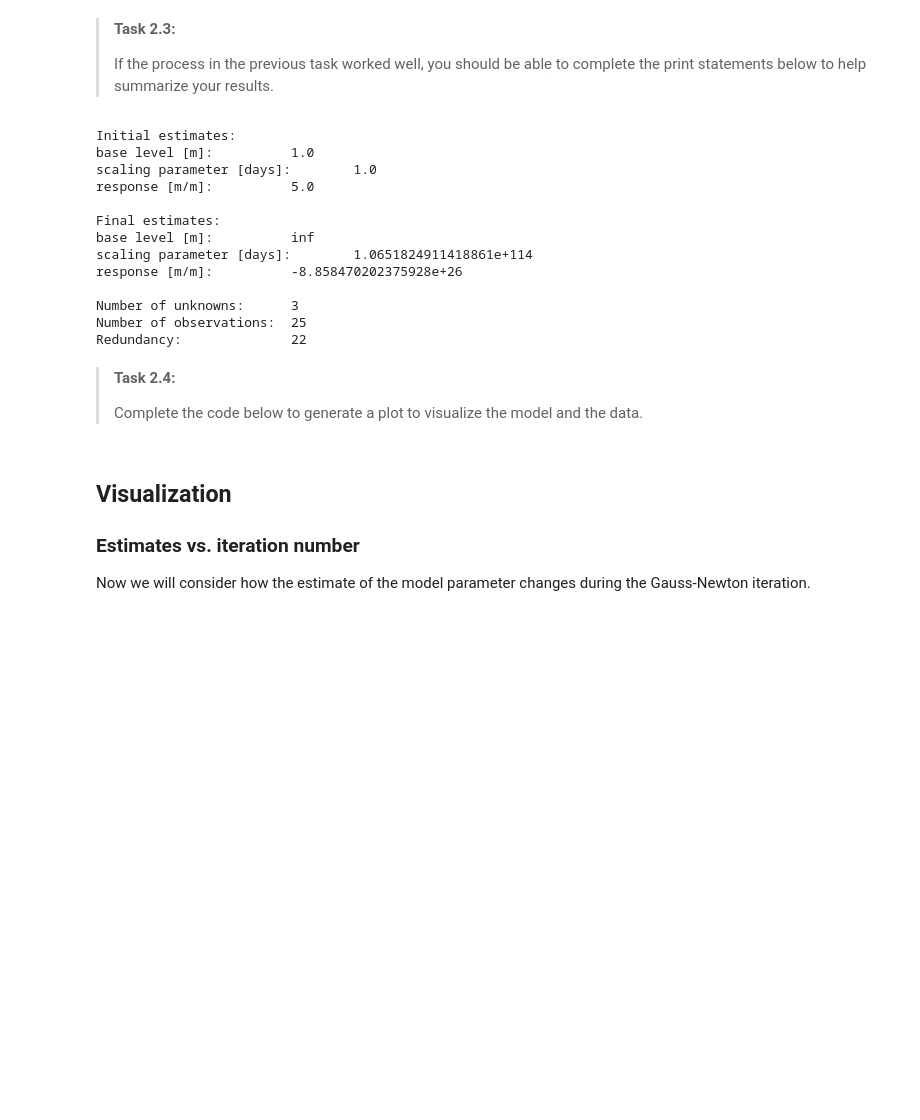
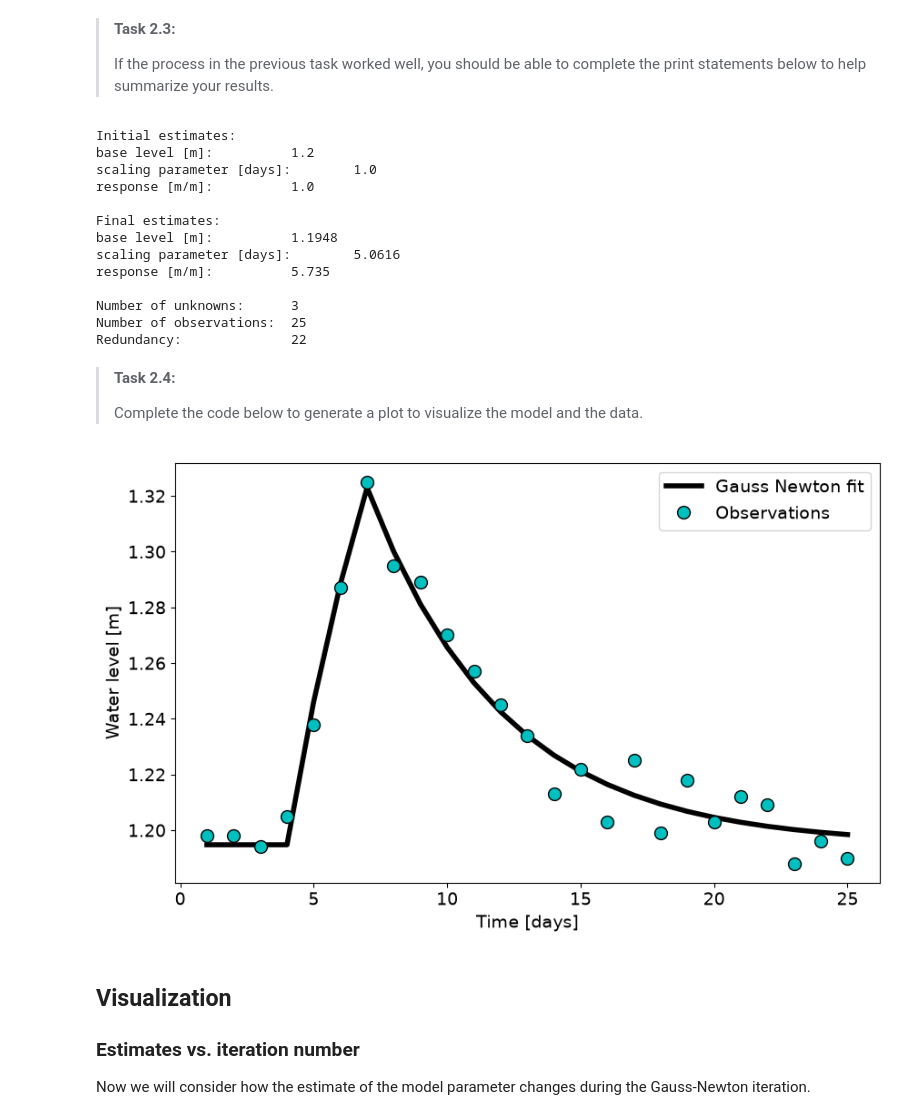
Before and after one commit to Tony-Davison/WS1.8, a Jupyter notebook: all_files_WS_1_8/water_you_talking_about.ipynb, the cells around one changed output. Saved outputs shown, nothing was run; the diff lists cells and outputs as text; code cells hidden in the pictures; blank space fills up the shorter version.

```diff
--- a/all_files_WS_1_8/water_you_talking_about.ipynb
+++ b/all_files_WS_1_8/water_you_talking_about.ipynb
@@ -198,9 +198,9 @@ def jacobian(x, times, rain):
 
     dqdd = np.ones(len(times))  # YOUR CODE HERE
     dqda = rain[0]*x[2]/x[1]**2*(
-        -np.heaviside(times - rain[1], 1)*((times-rain[1])*np.exp(-(times-rain[1])/x[1])))
+        -np.heaviside(times - rain[1], 1)*((times-rain[1])*np.exp(-(times-rain[1])/x[1]))
         + np.heaviside(times - rain[2], 1)*((times-rain[2])*np.exp(-(times-rain[2])/x[1])
-                         )# YOUR CODE HERE
+                                            ))# YOUR CODE HERE
     dqdr = rain[0]*(np.heaviside(times - rain[1], 1)*(1 - np.exp(-(times - rain[1])/x[1]))-
                     np.heaviside(times - rain[2], 1)*(1 - np.exp(-(times - rain[2])/x[1])))  # YOUR CODE HERE
     J = np.column_stack((dqdd, dqda, dqdr))  # YOUR CODE HERE
@@ -225,7 +223,7 @@ IndentationError: unexpected indent (3793146606.py, line 17)
 >
 > Note in particular the 2 stop criteria used for the while loop. You should reach a solution within 50 iterations, otherwise you should reconsider the initial values.
 # %%
-d_init = 1.1  # YOUR CODE HERE
+d_init = 1.2  # YOUR CODE HERE
 a_init = 1  # YOUR CODE HERE
 r_init = 1 # YOUR CODE HERE
 rain_event = (0.05, 4, 7)
@@ -306,19 +303,20 @@ print(f'base level [m]:\t\t {round(x_hat_i[0, iteration], 4)}')
 print(f'scaling parameter [days]:\t {round(x_hat_i[1, iteration], 4)}')
 print(f'response [m/m]:\t\t {round(x_hat_i[2, iteration], 4)}')
 
+n_par = np.shape(J_i)[1]
 print(f'\nNumber of unknowns:\t {len(param_init)}')
 print(f'Number of observations:\t {len(y)}')
 print(f'Redundancy:\t\t {len(y) - len(param_init)}')
 # %% [output]
 Initial estimates:
-base level [m]:          1.0
+base level [m]:          1.2
 scaling parameter [days]:        1.0
-response [m/m]:          5.0
+response [m/m]:          1.0
 
 Final estimates:
-base level [m]:          inf
-scaling parameter [days]:        1.0651824911418861e+114
-response [m/m]:          -8.858470202375928e+26
+base level [m]:          1.1948
+scaling parameter [days]:        5.0616
+response [m/m]:          5.735
 
 Number of unknowns:      3
 Number of observations:  25
@@ -328,17 +326,19 @@ Redundancy:              22
 >
 > Complete the code below to generate a plot to visualize the model and the data.
 # %%
-y_hat = ...  # YOUR CODE HERE
+y_hat = compute_y((x_hat_i[0, iteration], x_hat_i[1, iteration], x_hat_i[2, iteration]), times, rain_event)  # YOUR CODE HERE
 
 plt.figure(figsize=(10, 6))
 t = np.arange(1, n_days+1, 0.1)
 plt.plot(times, y_hat , linewidth=4,
          label='Gauss Newton fit', color='black')
 plt.plot(times, y, 'co', mec='black',
          markersize=10, label='Observations')
 plt.legend()
 plt.xlabel('Time [days]')
 plt.ylabel('Water level [m]');
+# %% [output]
+[figure, added]
 # %% [markdown]
 ## Visualization
 
```
Also changed, not shown: parts of 4 cells of this notebook.
